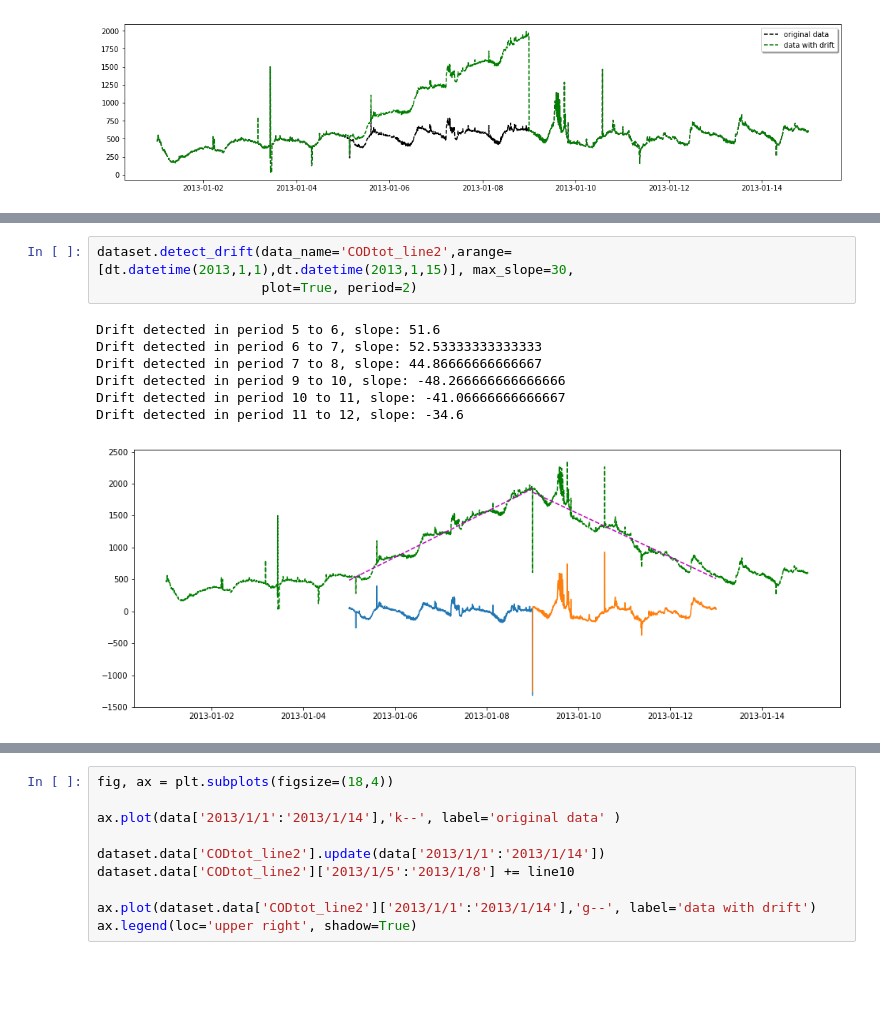
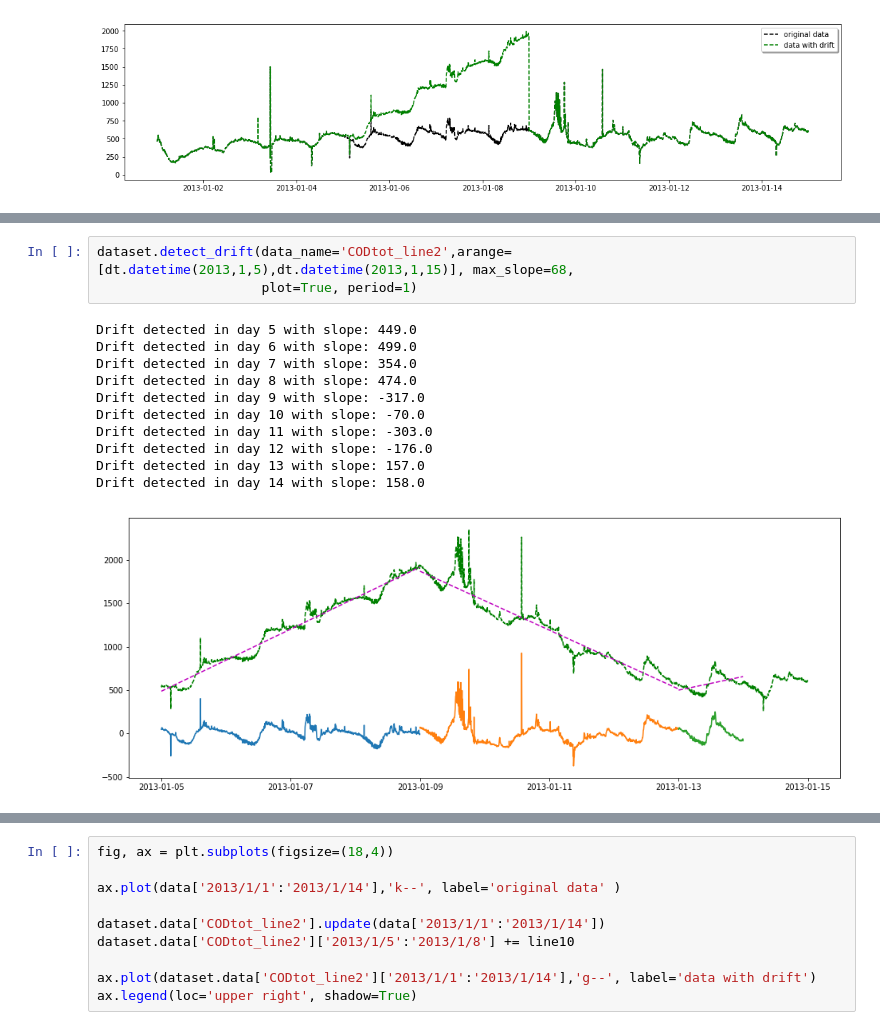
Before and after one commit to UGentBiomath/wwdata, a Jupyter notebook: Showcase_OnlineSensorBased.ipynb, the cells around one changed output, grey strips where cells are left out. Drawn from its saved outputs; the diff is of its cells as text; blank space fills up the shorter version.

```diff
--- a/Showcase_OnlineSensorBased.ipynb
+++ b/Showcase_OnlineSensorBased.ipynb
@@ -391,12 +400,16 @@ ax.legend(loc='upper right', shadow=True)
 # %%
-dataset.detect_drift(data_name='CODtot_line2',arange=[dt.datetime(2013,1,1),dt.datetime(2013,1,15)], max_slope=30,
-                     plot=True, period=2)
+dataset.detect_drift(data_name='CODtot_line2',arange=[dt.datetime(2013,1,5),dt.datetime(2013,1,15)], max_slope=68,
+                     plot=True, period=1)
 # %% [output]
-Drift detected in period 5 to 6, slope: 51.6
-Drift detected in period 6 to 7, slope: 52.53333333333333
-Drift detected in period 7 to 8, slope: 44.86666666666667
-Drift detected in period 9 to 10, slope: -48.266666666666666
-Drift detected in period 10 to 11, slope: -41.06666666666667
-Drift detected in period 11 to 12, slope: -34.6
+Drift detected in day 5 with slope: 449.0
+Drift detected in day 6 with slope: 499.0
+Drift detected in day 7 with slope: 354.0
+Drift detected in day 8 with slope: 474.0
+Drift detected in day 9 with slope: -317.0
+Drift detected in day 10 with slope: -70.0
+Drift detected in day 11 with slope: -303.0
+Drift detected in day 12 with slope: -176.0
+Drift detected in day 13 with slope: 157.0
+Drift detected in day 14 with slope: 158.0
-[figure, old version]
+[figure, new version]
 # %%
```
Also changed, not shown: parts of 14 cells of this notebook, 1 other file.
